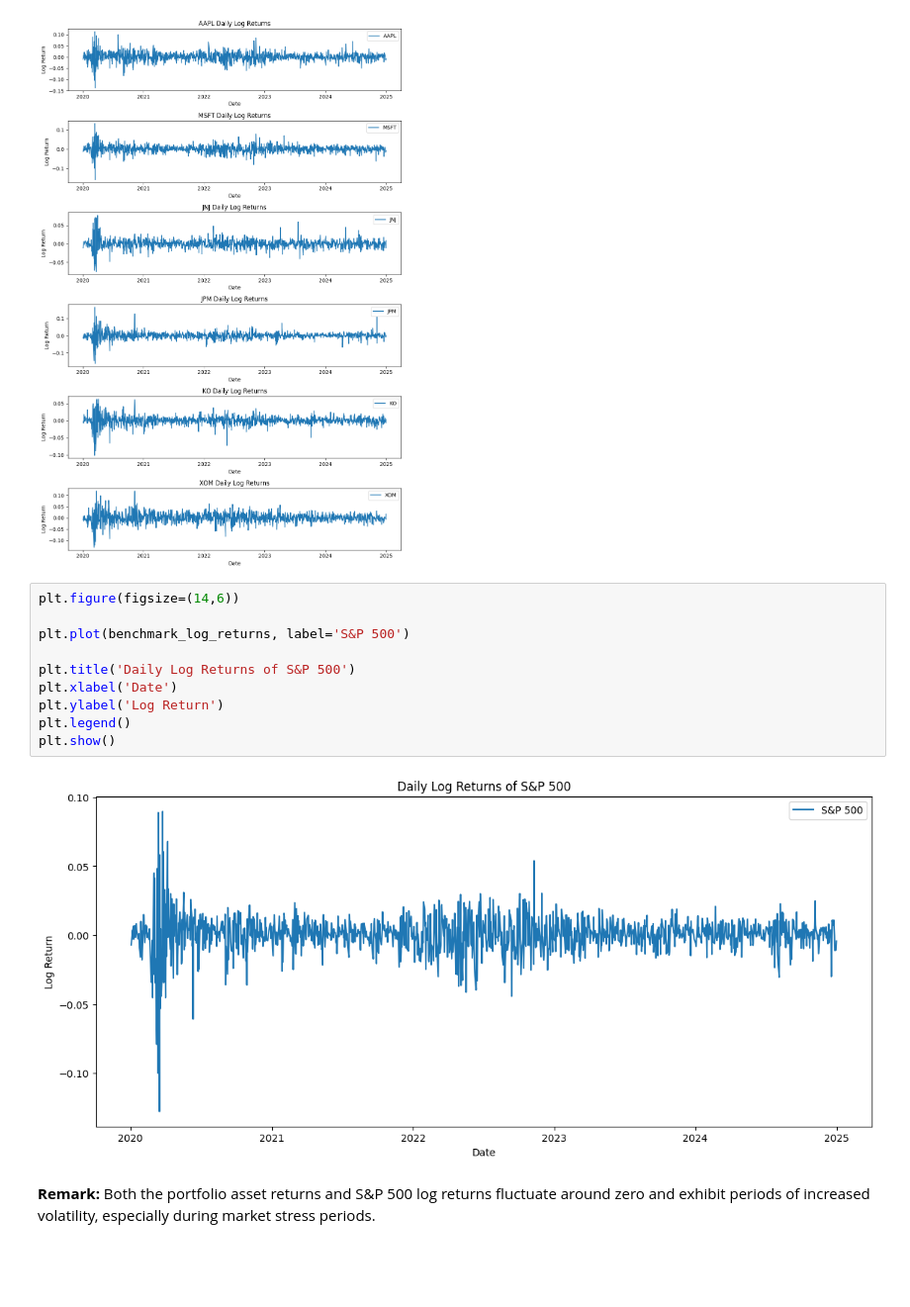
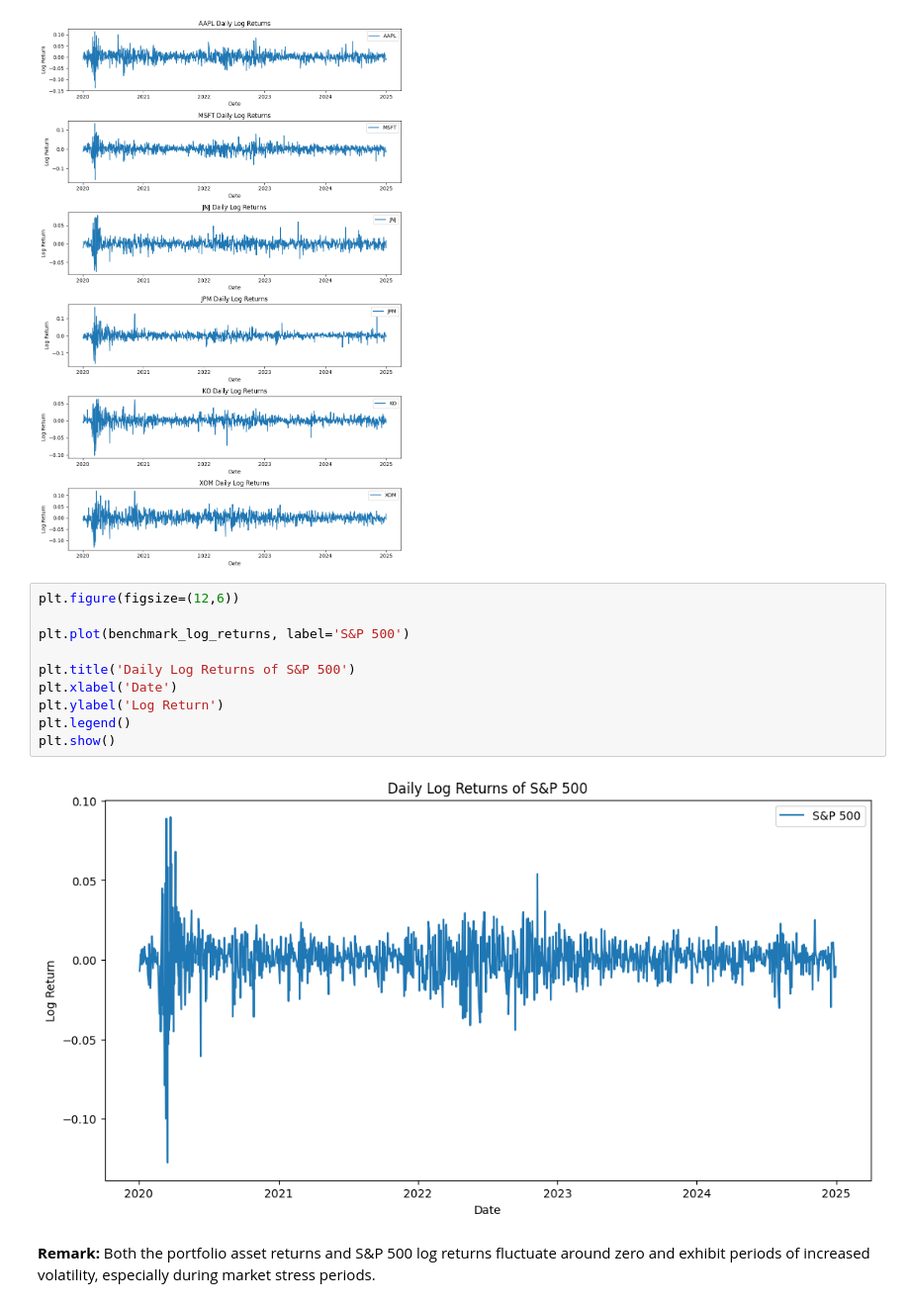
Before and after one commit to keramidasvasilis/data-analysis-projects, a Jupyter notebook: portfolio-optimization-risk-analysis/notebooks/portfolio_optimization_analysis.ipynb, the cells around one changed output. Shown at 99% size. Cells and saved outputs as stored; diff of their text form; blank space fills up the shorter version.

```diff
--- a/portfolio-optimization-risk-analysis/notebooks/portfolio_optimization_analysis.ipynb
+++ b/portfolio-optimization-risk-analysis/notebooks/portfolio_optimization_analysis.ipynb
@@ -257,16 +257,16 @@ plt.show()
 # %% [output]
 [figure]
 # %%
-plt.figure(figsize=(14,6))
+plt.figure(figsize=(12,6))
 
 plt.plot(benchmark_log_returns, label='S&P 500')
 
 plt.title('Daily Log Returns of S&P 500')
 plt.xlabel('Date')
 plt.ylabel('Log Return')
 plt.legend()
 plt.show()
 # %% [output]
-[figure, old version]
+[figure, new version]
 # %% [markdown]
 **Remark:** Both the portfolio asset returns and S&P 500 log returns fluctuate around zero and exhibit periods of increased volatility, especially during market stress periods.
```
Also changed, not shown: parts of 16 cells of this notebook.
